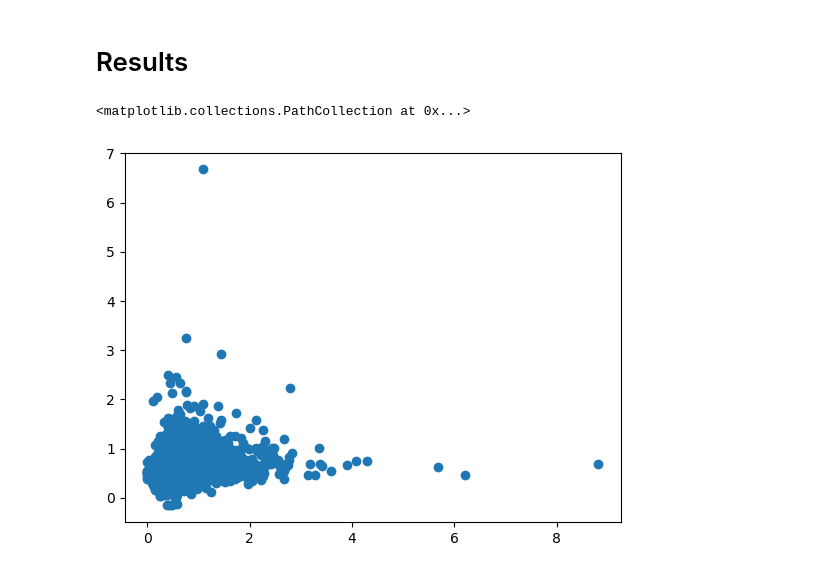
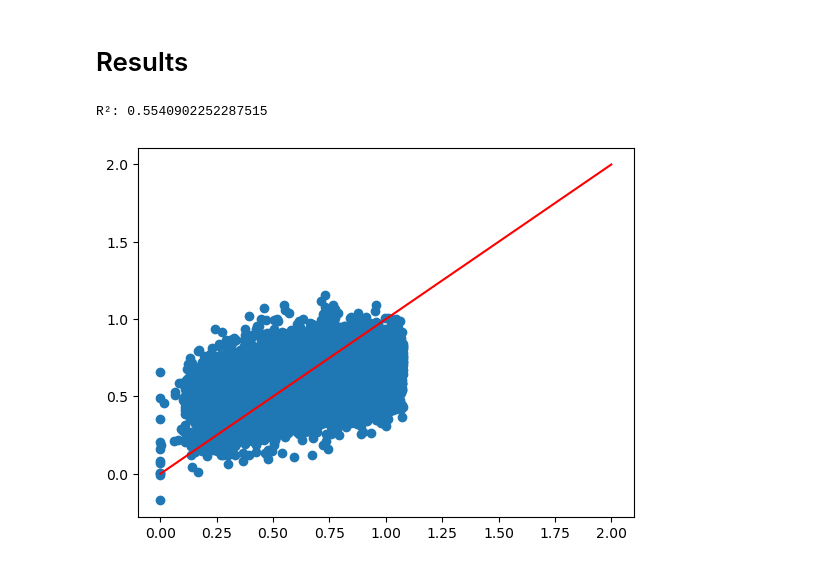
Before and after one commit to jonahmougoue/Connecticut-Real-Estate-Analysis, a Jupyter notebook: RealEstatePrediction.ipynb, the cells around one changed output. Cells and saved outputs as stored; diff of their text form; code cells hidden in the pictures.

```diff
--- a/RealEstatePrediction.ipynb
+++ b/RealEstatePrediction.ipynb
@@ -261,7 +261,6 @@ It seems that some values in Residential Type have been copied to Property type.
 # %%
 import numpy as np
 for res_type in df['Residential Type'].unique():
-    df['Property Type'] = df['Property Type'].replace(res_type,'Residential')
-row = 500000
-df[['Property Type','Residential Type']][row:row + 10]
+    df.loc[df['Residential Type']==res_type,'Property Type'] = res_type
+df.head()
 # %% [output]
@@ -286,6 +280,7 @@ df = df[df['Non Use Code'].isna()]
 # %% [markdown]
 Fill missing data
 # %%
+df = df[df['Date Recorded'].notnull()]
 for col in df.select_dtypes(include='string'):
     df[col] = df[col].fillna('Missing')
 # %% [markdown]
@@ -322,8 +317,14 @@ plt.bar_label(bar)
  Text(0, 0, '1')]
 [figure]
 # %%
-for i in range(3):
-    df = df[df['Sales Ratio'] != df['Sales Ratio'].max()]
+#for i in range(1000):
+#    df = df[df['Sales Ratio'] != df['Sales Ratio'].max()]
+
+
+threshold = df['Sales Ratio'].nlargest(10000).min()
+
+df = df[df['Sales Ratio'] < threshold]
+
 _,_, bar = plt.hist(df['Sales Ratio'])
 plt.yscale('log')
 plt.bar_label(bar)
@@ -513,12 +545,24 @@ pipe = Pipeline(
 model = pipe
 # %%
 from sklearn.model_selection import train_test_split
+from sklearn.impute import SimpleImputer
 
-X = df.drop(['Serial Number','Sales Ratio','Sale Amount','Address','Location'],axis = 1)
-
-X['Date Recorded'] = X['Date Recorded'].map(lambda x: x.toordinal() if pd.notnull(x) else -1)
+X = df.drop(
+    [
+        'Serial Number',
+        'Sales Ratio',
+        'Sale Amount',
+        'Address',
+        'Location',
+        'Non Use Code',
+        'Residential Type',
+        'Assessor Remarks',
+        'OPM remarks'
+    ],
+    axis = 1,
+)
+X['Date Recorded'] = X['Date Recorded'].map(lambda x: x.toordinal())
 
 y = df['Sales Ratio']
-
 X.head()
 # %% [output]
@@ -536,6 +625,12 @@ y_pred = model.predict(X_test)
 # Results
 # %%
 plt.scatter(y_test,y_pred)
+
+x = np.linspace(0, 2, 100)
+plt.plot(x, x, color='red')
+
+r2 = model.score(X_test, y_test)
+print("R²:", r2)
 # %% [output]
-<matplotlib.collections.PathCollection at 0x...>
+R²: 0.5540902252287515
-[figure, old version]
+[figure, new version]
```
Also changed, not shown: parts of 14 cells of this notebook, 1 other file.
